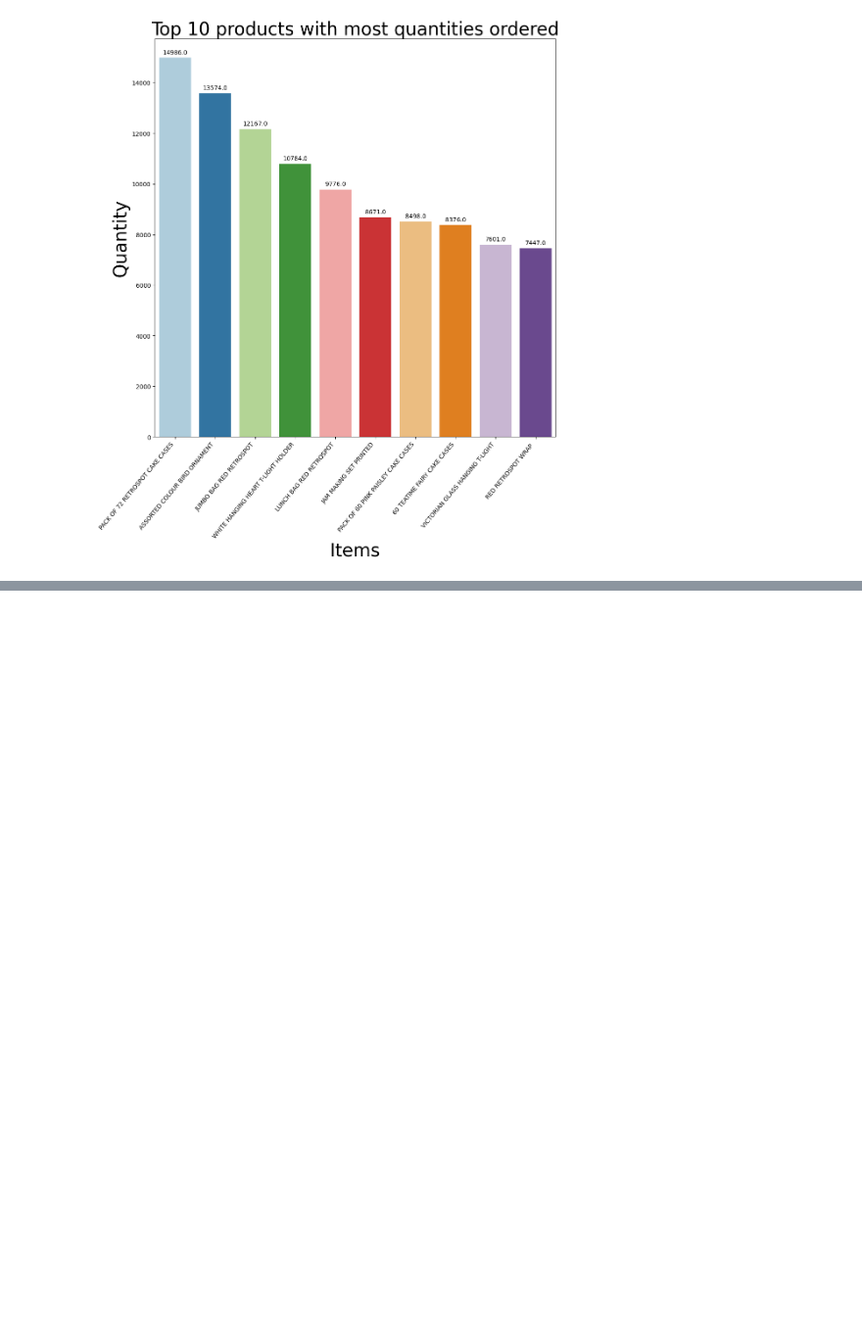
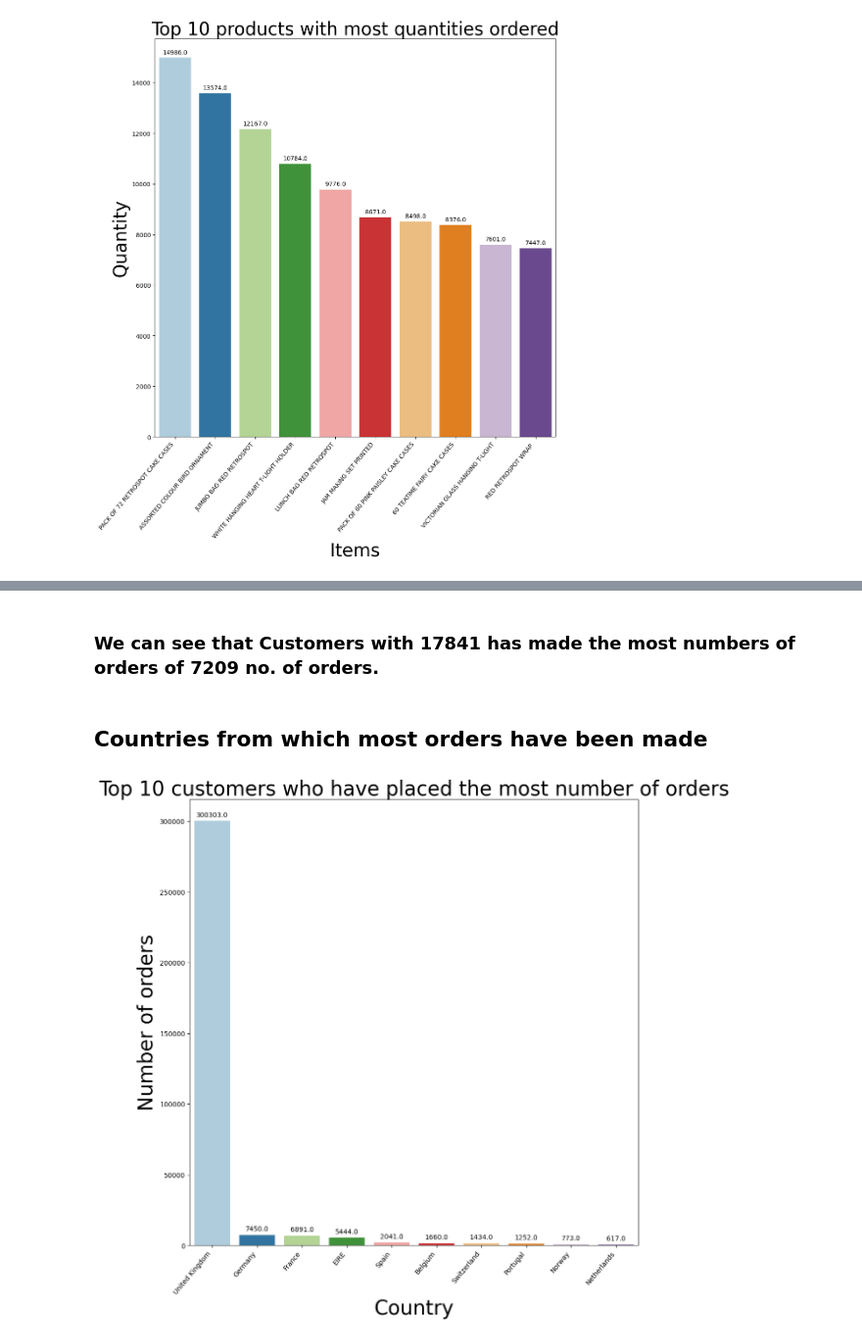
Before and after one commit to vishant750/Online_Retail_Customer_Segmentation, a Jupyter notebook: Online_Retail_Customer_Segmentation.ipynb, the cells around one changed output, grey strips where cells are left out. Shown at 98% size. Cells and saved outputs as stored; diff of their text form; code cells hidden in the pictures; blank space fills up the shorter version.

```diff
--- a/Online_Retail_Customer_Segmentation.ipynb
+++ b/Online_Retail_Customer_Segmentation.ipynb
@@ -354,0 +371,9 @@ data_visulalization(product_quantity,x='Description',y='Quantity',x_label='Items
+# %% [markdown]
+### We can see that Customers with 17841 has made the most numbers of orders of 7209 no. of orders.
+# %% [markdown]
+## **Countries from which most orders have been made**
+# %%
+top_countries=customer_segmentation_df['Country'].value_counts().reset_index().sort_values('Country',ascending=False)[0:10]
+data_visulalization(top_countries,x='index',y='Country',x_label='Country',y_label='Number of orders',title='Top 10 customers who have placed the most number of orders')
+# %% [output]
+[figure, added]
```
Also changed, not shown: parts of 25 cells of this notebook.
